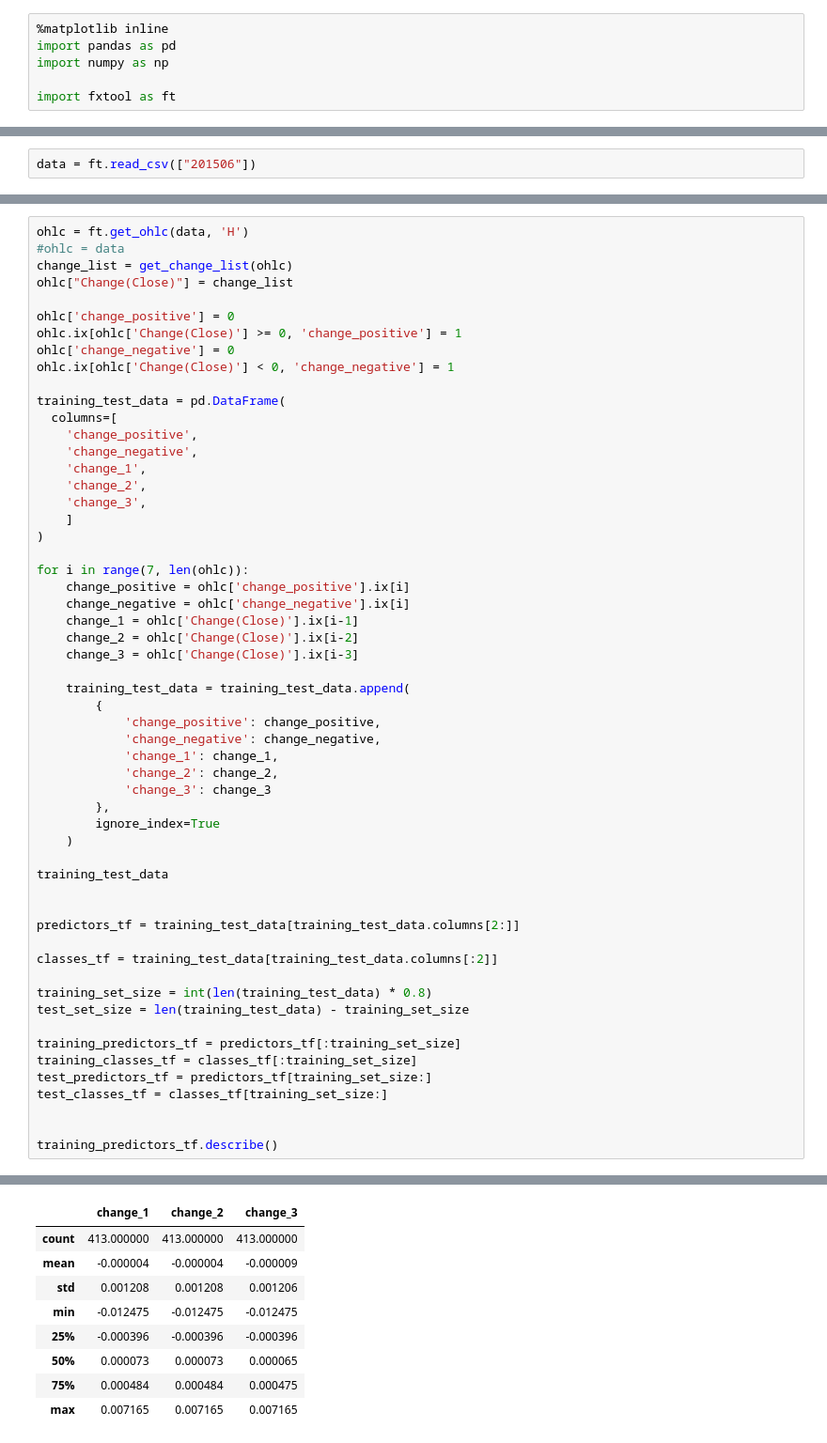
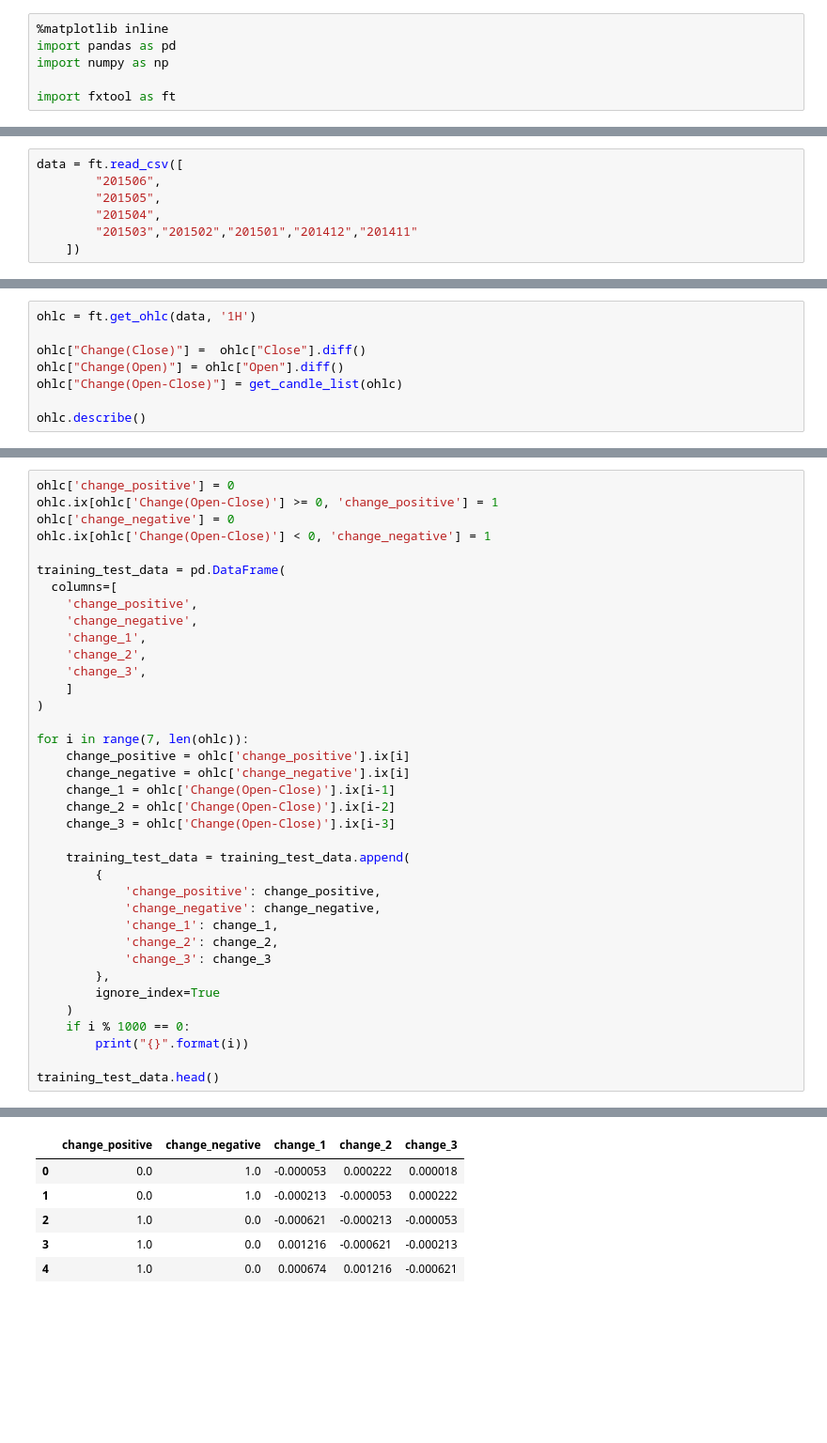
Before and after one commit to Tdual/fx, a Jupyter notebook: fx_tensorflow.ipynb, the cells around one changed output, grey strips where cells are left out. Shown at 94% size. Cells and saved outputs as stored; diff of their text form; blank space fills up the shorter version.

```diff
--- a/fx_tensorflow.ipynb
+++ b/fx_tensorflow.ipynb
@@ -27,4 +28,9 @@ def get_change_list(data, rate_type="Close"):
 # %%
-data = ft.read_csv(["201506"])
+data = ft.read_csv([
+        "201506",
+        "201505",
+        "201504",
+        "201503","201502","201501","201412","201411"
+    ])
 # %% [output]
 201506
@@ -30,0 +44,8 @@ data = ft.read_csv(["201506"])
+# %%
+ohlc = ft.get_ohlc(data, '1H')
+
+ohlc["Change(Close)"] =  ohlc["Close"].diff()
+ohlc["Change(Open)"] = ohlc["Open"].diff()
+ohlc["Change(Open-Close)"] = get_candle_list(ohlc)
+
+ohlc.describe()
@@ -31,13 +67,8 @@ data = ft.read_csv(["201506"])
 # %%
-ohlc = ft.get_ohlc(data, 'H')
-#ohlc = data
-change_list = get_change_list(ohlc)
-ohlc["Change(Close)"] = change_list
-
 ohlc['change_positive'] = 0
-ohlc.ix[ohlc['Change(Close)'] >= 0, 'change_positive'] = 1
+ohlc.ix[ohlc['Change(Open-Close)'] >= 0, 'change_positive'] = 1
 ohlc['change_negative'] = 0
-ohlc.ix[ohlc['Change(Close)'] < 0, 'change_negative'] = 1
+ohlc.ix[ohlc['Change(Open-Close)'] < 0, 'change_negative'] = 1
 
 training_test_data = pd.DataFrame(
   columns=[
@@ -52,9 +83,9 @@ training_test_data = pd.DataFrame(
 for i in range(7, len(ohlc)):
     change_positive = ohlc['change_positive'].ix[i]
     change_negative = ohlc['change_negative'].ix[i]
-    change_1 = ohlc['Change(Close)'].ix[i-1]
-    change_2 = ohlc['Change(Close)'].ix[i-2]
-    change_3 = ohlc['Change(Close)'].ix[i-3]
+    change_1 = ohlc['Change(Open-Close)'].ix[i-1]
+    change_2 = ohlc['Change(Open-Close)'].ix[i-2]
+    change_3 = ohlc['Change(Open-Close)'].ix[i-3]
 
     training_test_data = training_test_data.append(
         {
@@ -66,22 +97,8 @@ for i in range(7, len(ohlc)):
         },
         ignore_index=True
     )
+    if i % 1000 == 0:
+        print("{}".format(i))
 
-training_test_data
-
-
-predictors_tf = training_test_data[training_test_data.columns[2:]]
-
-classes_tf = training_test_data[training_test_data.columns[:2]]
-
-training_set_size = int(len(training_test_data) * 0.8)
-test_set_size = len(training_test_data) - training_set_size
-
-training_predictors_tf = predictors_tf[:training_set_size]
-training_classes_tf = classes_tf[:training_set_size]
-test_predictors_tf = predictors_tf[training_set_size:]
-test_classes_tf = classes_tf[training_set_size:]
-
-
-training_predictors_tf.describe()
+training_test_data.head()
 # %% [output]
@@ -88,9 +109,6 @@ training_predictors_tf.describe()
-|  | change_1 | change_2 | change_3 |
-| count | 413.000000 | 413.000000 | 413.000000 |
-| mean | -0.000004 | -0.000004 | -0.000009 |
-| std | 0.001208 | 0.001208 | 0.001206 |
-| min | -0.012475 | -0.012475 | -0.012475 |
-| 25% | -0.000396 | -0.000396 | -0.000396 |
-| 50% | 0.000073 | 0.000073 | 0.000065 |
-| 75% | 0.000484 | 0.000484 | 0.000475 |
-| max | 0.007165 | 0.007165 | 0.007165 |
+|  | change_positive | change_negative | change_1 | change_2 | change_3 |
+| 0 | 0.0 | 1.0 | -0.000053 | 0.000222 | 0.000018 |
+| 1 | 0.0 | 1.0 | -0.000213 | -0.000053 | 0.000222 |
+| 2 | 1.0 | 0.0 | -0.000621 | -0.000213 | -0.000053 |
+| 3 | 1.0 | 0.0 | 0.001216 | -0.000621 | -0.000213 |
+| 4 | 1.0 | 0.0 | 0.000674 | 0.001216 | -0.000621 |
```
Also changed, not shown: parts of 9 cells of this notebook.
